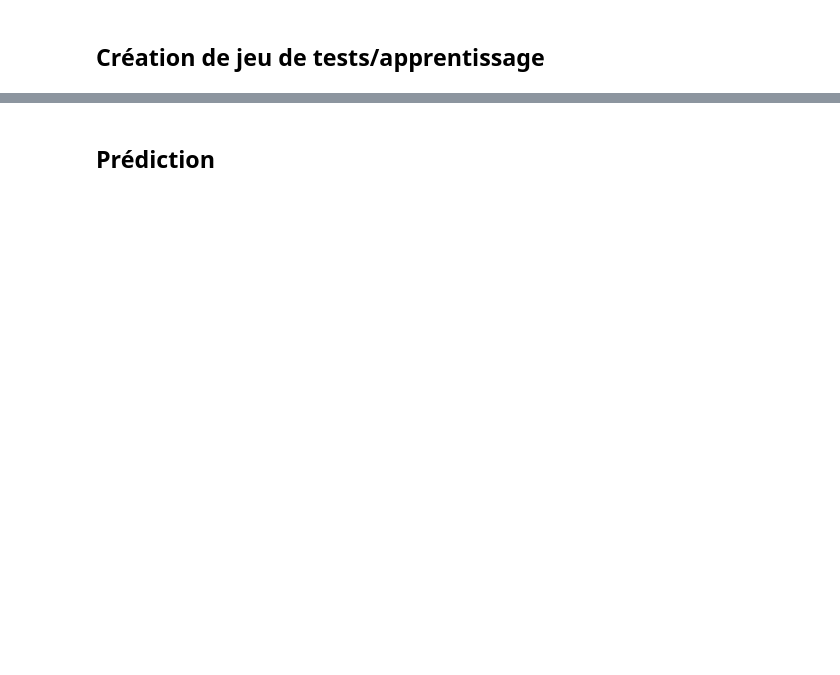
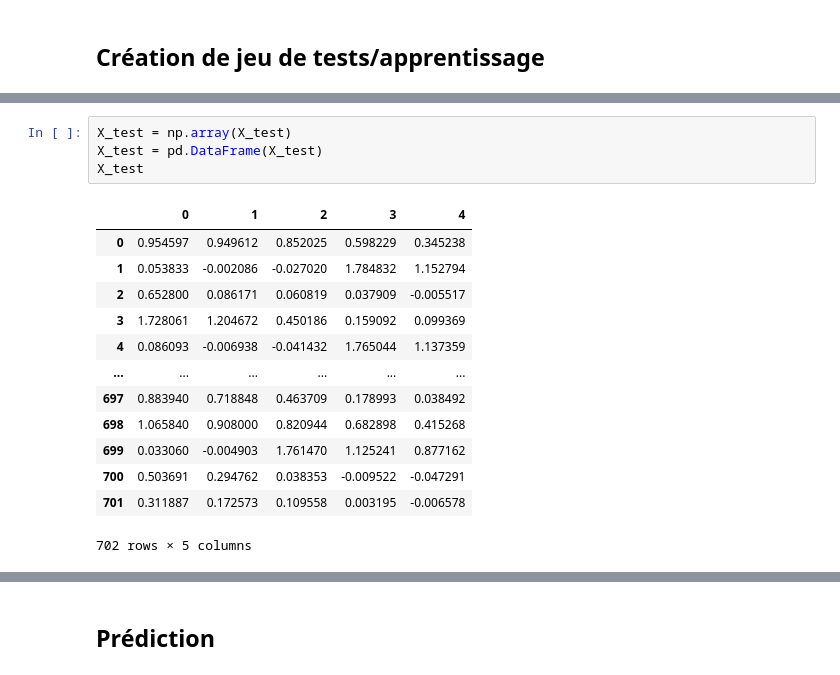
Before and after one commit to pierreberranger/Challenge_Solaire, a Jupyter notebook: challenge_solaire.ipynb, the cells around one changed output, grey strips where cells are left out. Drawn from its saved outputs; the diff is of its cells as text; blank space fills up the shorter version.

```diff
--- a/challenge_solaire.ipynb
+++ b/challenge_solaire.ipynb
@@ -109,0 +235,18 @@ plt.show()
+# %%
+X_test = np.array(X_test)
+X_test = pd.DataFrame(X_test)
+X_test
+# %% [output]
+|  | 0 | 1 | 2 | 3 | 4 |
+| 0 | 0.954597 | 0.949612 | 0.852025 | 0.598229 | 0.345238 |
+| 1 | 0.053833 | -0.002086 | -0.027020 | 1.784832 | 1.152794 |
+| 2 | 0.652800 | 0.086171 | 0.060819 | 0.037909 | -0.005517 |
+| 3 | 1.728061 | 1.204672 | 0.450186 | 0.159092 | 0.099369 |
+| 4 | 0.086093 | -0.006938 | -0.041432 | 1.765044 | 1.137359 |
+| ... | ... | ... | ... | ... | ... |
+| 697 | 0.883940 | 0.718848 | 0.463709 | 0.178993 | 0.038492 |
+| 698 | 1.065840 | 0.908000 | 0.820944 | 0.682898 | 0.415268 |
+| 699 | 0.033060 | -0.004903 | 1.761470 | 1.125241 | 0.877162 |
+| 700 | 0.503691 | 0.294762 | 0.038353 | -0.009522 | -0.047291 |
+| 701 | 0.311887 | 0.172573 | 0.109558 | 0.003195 | -0.006578 |
+702 rows × 5 columns
```
Also changed, not shown: parts of 15 cells of this notebook.
